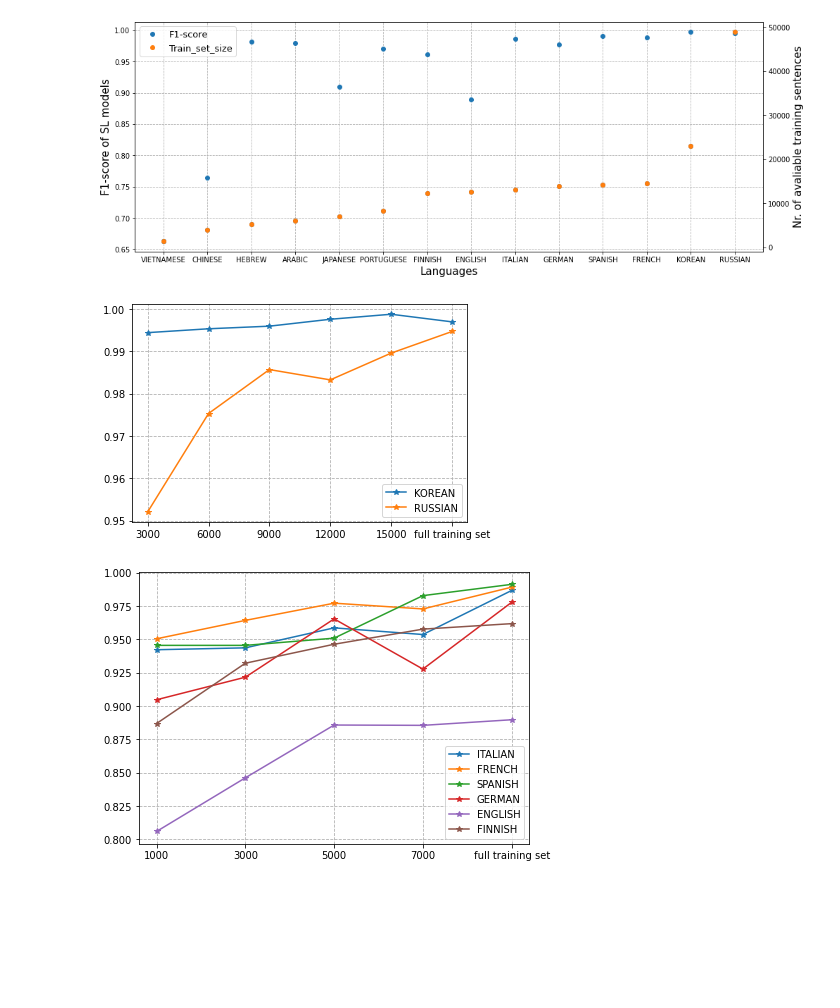
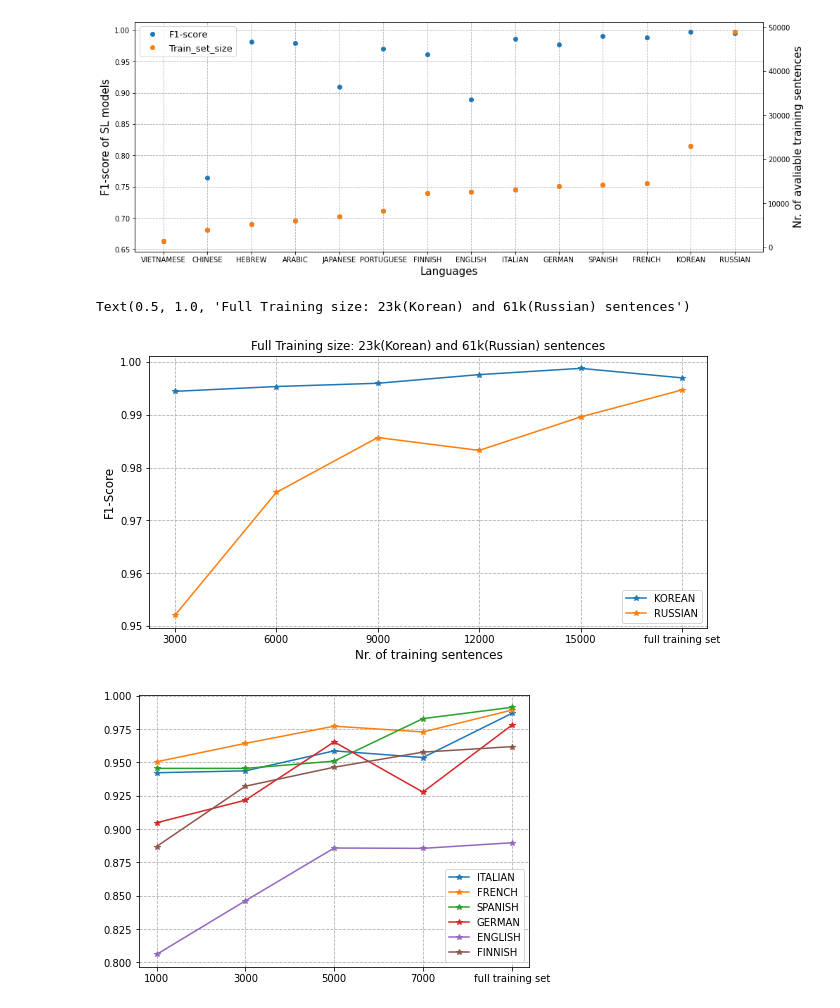
Before and after one commit to wuqi0704/MasterThesis_Tokenization, a Jupyter notebook: flair/plots.ipynb, the cells around one changed output. Saved outputs shown, nothing was run; the diff lists cells and outputs as text; code cells hidden in the pictures; blank space fills up the shorter version.

```diff
--- a/flair/plots.ipynb
+++ b/flair/plots.ipynb
@@ -486,24 +486,29 @@ plt.show()
 # %%
 df = pd.read_csv('/Users/qier/MasterThesis_Tokenization/results/RK_SL_downsized.csv')
 df_bm = pd.read_csv('/Users/qier/MasterThesis_Tokenization/results/3_SL.csv',index_col=0)
 
 R = df.iloc[[0,2,4,6,8],:]['F1-score']
 R = list(R.values)
 R.append(df_bm['F1-score']['RUSSIAN'])
 
 K = df.iloc[[1,3,5,7,9],:]['F1-score']
 K = list(K.values)
 K.append(df_bm['F1-score']['KOREAN'])
 
 import numpy as np
 N = list(np.array([1,2,3,4,5])*3000)
 N.append('full training set')
+plt.figure(figsize=[10,5])
 plt.plot(N,K,'-*',label='KOREAN')
 plt.plot(N,R,'-*',label='RUSSIAN')
 plt.legend()
 plt.grid(ls='--')
+plt.xlabel('Nr. of training sentences',fontsize=12)
+plt.ylabel('F1-Score',fontsize=12)
+plt.title('Full Training size: 23k(Korean) and 61k(Russian) sentences')
 # %% [output]
+Text(0.5, 1.0, 'Full Training size: 23k(Korean) and 61k(Russian) sentences')
-[figure, old version]
+[figure, new version]
 # %%
 df = pd.read_csv('/Users/qier/MasterThesis_Tokenization/results/SL_6L_downsized.csv',index_col=0)
 df_bm = pd.read_csv('/Users/qier/MasterThesis_Tokenization/results/3_SL.csv',index_col=0)
```
Also changed, not shown: parts of 3 cells of this notebook, 4 other files.
